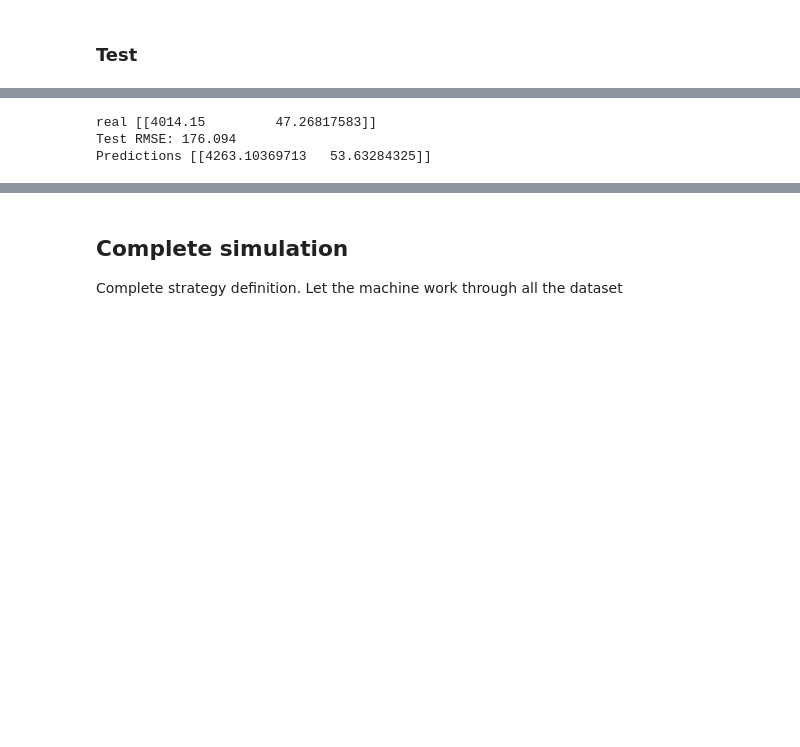
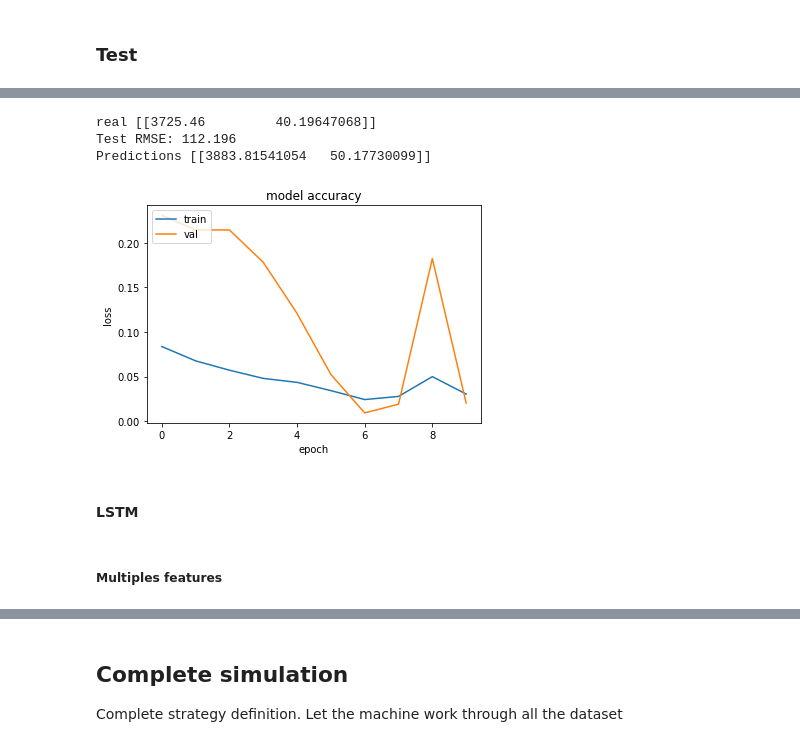
Before and after one commit to GZabalaG/crypto_bot, a Jupyter notebook: trading_simulation/Simulation.ipynb, the cells around one changed output, grey strips where cells are left out. Drawn from its saved outputs; the diff is of its cells as text; code cells hidden in the pictures; blank space fills up the shorter version.

```diff
--- a/trading_simulation/Simulation.ipynb
+++ b/trading_simulation/Simulation.ipynb
@@ -53,6 +54,8 @@ sim6.simulate()
 sim7.simulate()
 # %% [markdown]
 ## DL Solution
+# %%
+model_analysis = ModelAnalysis()
 # %% [markdown]
 ### Data preparation
 # %%
@@ -128,4 +126,4 @@ Creation of different strategies:
 - Multioutput
 - Based on multiple operation (softmax)
 # %%
-sim.train_model(real_df)
+sim.train_model(df_train)
@@ -134,7 +155,17 @@ sim.train_model(real_df)
 # %%
-pred = sim.predict(to_pred_df)
+pred = sim.predict(pd.DataFrame(df_test))
 print('Predictions', pred)
 # %% [output]
-real [[4014.15         47.26817583]]
-Test RMSE: 176.094
-Predictions [[4263.10369713   53.63284325]]
+real [[3725.46         40.19647068]]
+Test RMSE: 112.196
+Predictions [[3883.81541054   50.17730099]]
+# %%
+h = sim.get_history()
+
+model_analysis.draw_history(h)
+# %% [output]
+[figure, added]
+# %% [markdown]
+#### LSTM
+# %% [markdown]
+##### Multiples features
```
Also changed, not shown: parts of 7 cells of this notebook, 3 other files.
